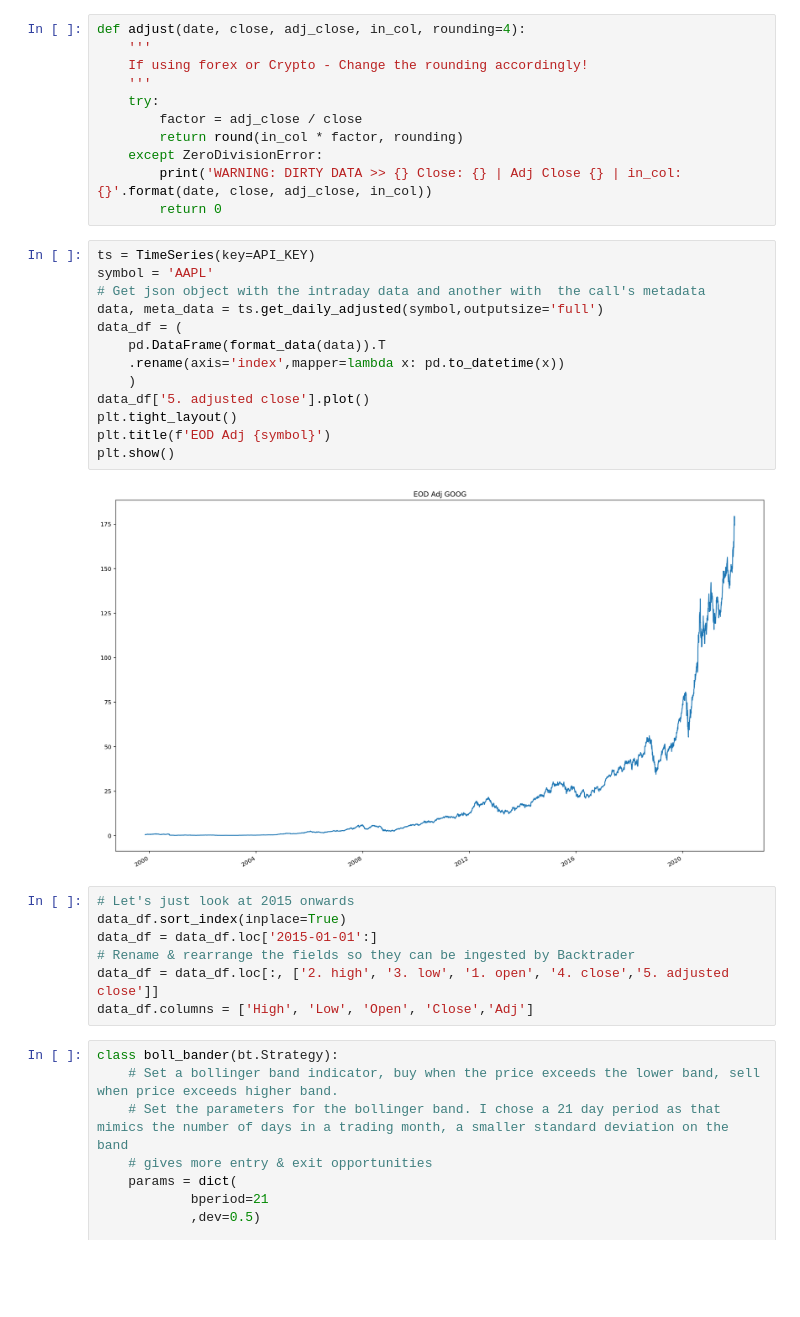
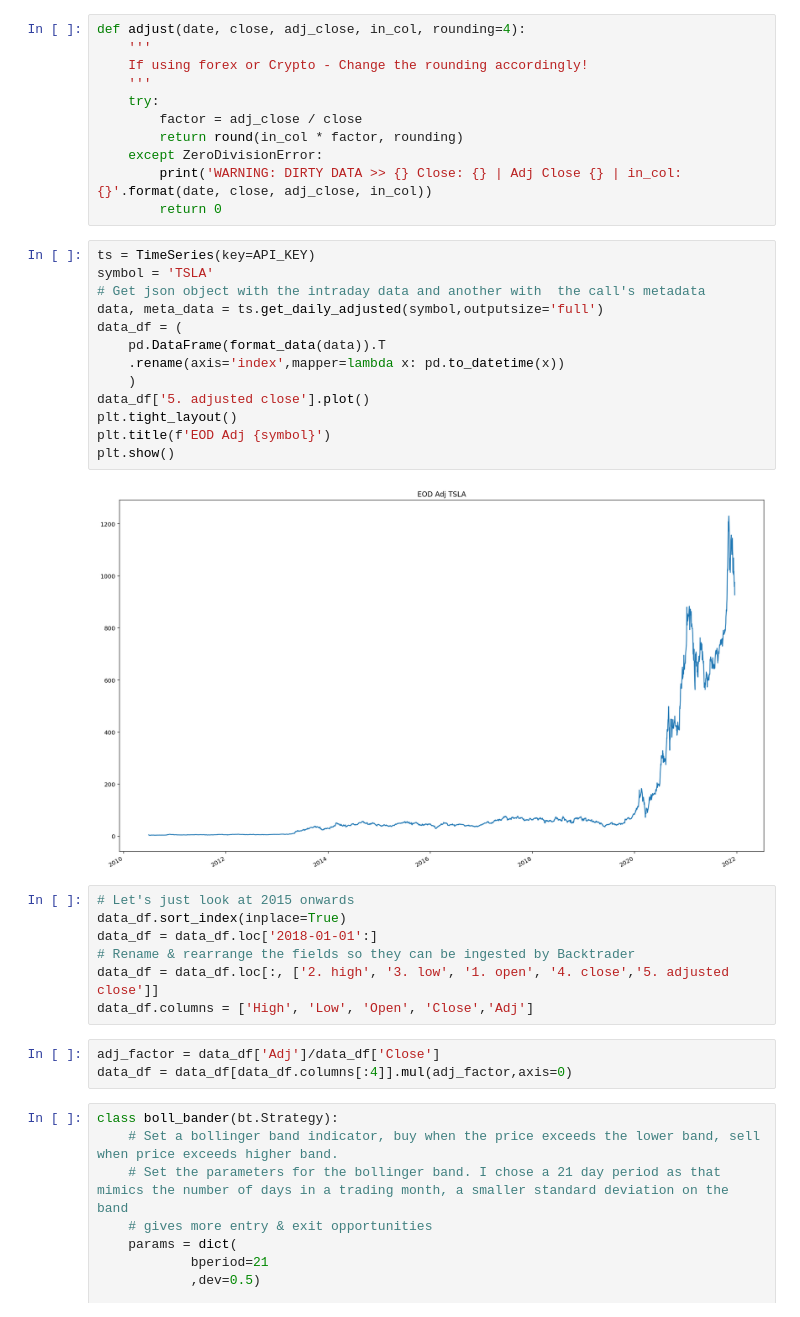
Before and after one commit to iamorlando/systematic_trader, a Jupyter notebook: notebooks/equity_strategy.ipynb, the cells around one changed output. Cells and saved outputs as stored; diff of their text form; blank space fills up the shorter version.

```diff
--- a/notebooks/equity_strategy.ipynb
+++ b/notebooks/equity_strategy.ipynb
@@ -36,26 +36,29 @@ def adjust(date, close, adj_close, in_col, rounding=4):
         return 0
 # %%
 ts = TimeSeries(key=API_KEY)
-symbol = 'AAPL'
+symbol = 'TSLA'
 # Get json object with the intraday data and another with  the call's metadata
 data, meta_data = ts.get_daily_adjusted(symbol,outputsize='full')
 data_df = (
     pd.DataFrame(format_data(data)).T
     .rename(axis='index',mapper=lambda x: pd.to_datetime(x))
     )
 data_df['5. adjusted close'].plot()
 plt.tight_layout()
 plt.title(f'EOD Adj {symbol}')
 plt.show()
 # %% [output]
-[figure, old version]
+[figure, new version]
 # %%
 # Let's just look at 2015 onwards
 data_df.sort_index(inplace=True)
-data_df = data_df.loc['2015-01-01':]
+data_df = data_df.loc['2018-01-01':]
 # Rename & rearrange the fields so they can be ingested by Backtrader
 data_df = data_df.loc[:, ['2. high', '3. low', '1. open', '4. close','5. adjusted close']]
 data_df.columns = ['High', 'Low', 'Open', 'Close','Adj']
+# %%
+adj_factor = data_df['Adj']/data_df['Close']
+data_df = data_df[data_df.columns[:4]].mul(adj_factor,axis=0)
 # %%
 class boll_bander(bt.Strategy):
     # Set a bollinger band indicator, buy when the price exceeds the lower band, sell when price exceeds higher band.
```
Also changed, not shown: parts of 3 cells of this notebook.
